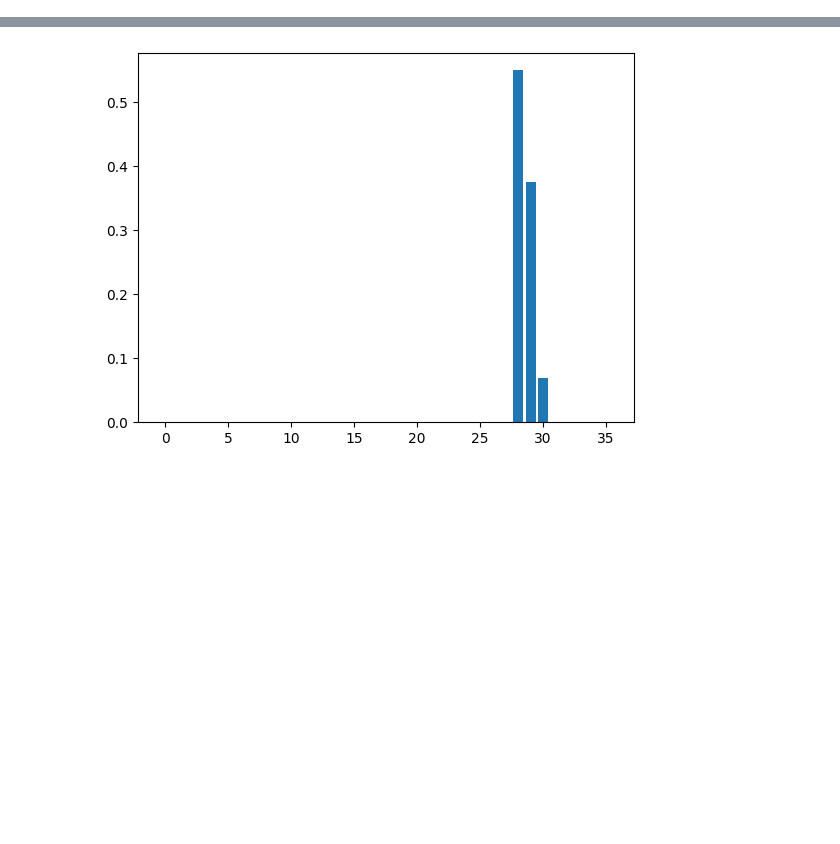
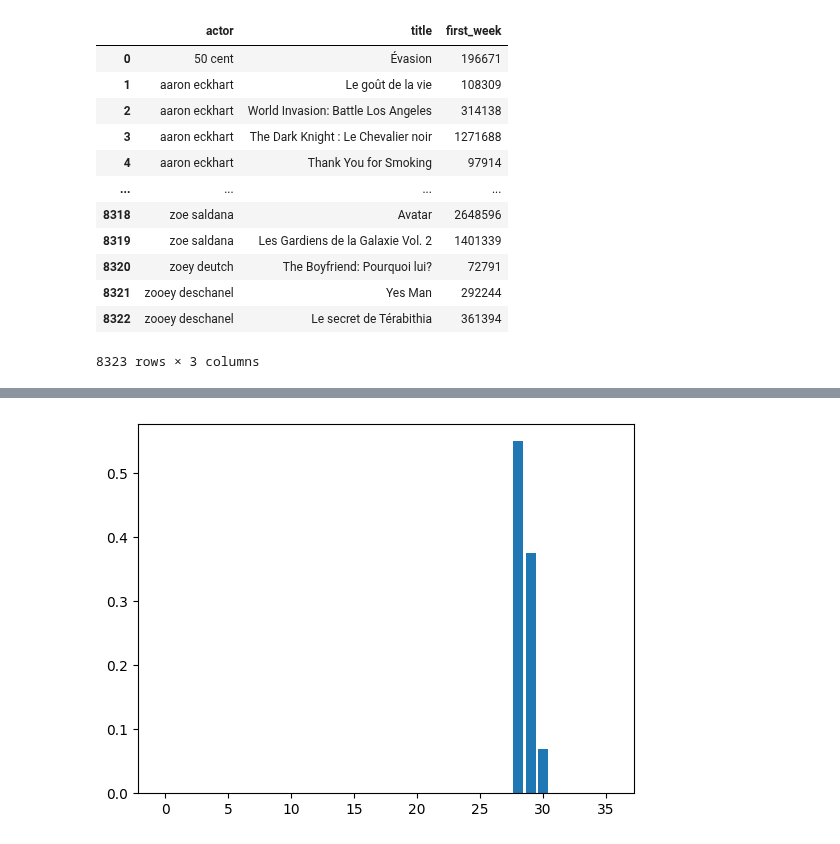
Before and after one commit to AFlo59/Brief_Popularity_Film, a Jupyter notebook: modelisation/model.ipynb, the cells around one changed output, grey strips where cells are left out. Cells and saved outputs as stored; diff of their text form; code cells hidden in the pictures; blank space fills up the shorter version.

```diff
--- a/modelisation/model.ipynb
+++ b/modelisation/model.ipynb
@@ -14,0 +30,18 @@ set_config(transform_output="pandas")
+# %%
+import pandas as pd
+import numpy as np
+from db.database_mysql import engine
+
+df_actor = pd.read_sql_query('''SELECT actor, im.title, jp.first_week
+ FROM films_imdb as im
+ JOIN
+        films_jp jp ON im.id_jp = jp.id
+  CROSS JOIN
+   JSON_TABLE(
+     im.casting,
+     "$[*]"
+     COLUMNS(
+       actor VARCHAR(255) PATH "$"
+     )
+   ) as aa
+   order by actor''', engine)
@@ -14,0 +51,16 @@ set_config(transform_output="pandas")
+# %%
+df_actor
+# %% [output]
+|  | actor | title | first_week |
+| 0 | 50 cent | Évasion | 196671 |
+| 1 | aaron eckhart | Le goût de la vie | 108309 |
+| 2 | aaron eckhart | World Invasion: Battle Los Angeles | 314138 |
+| 3 | aaron eckhart | The Dark Knight : Le Chevalier noir | 1271688 |
+| 4 | aaron eckhart | Thank You for Smoking | 97914 |
+| ... | ... | ... | ... |
+| 8318 | zoe saldana | Avatar | 2648596 |
+| 8319 | zoe saldana | Les Gardiens de la Galaxie Vol. 2 | 1401339 |
+| 8320 | zoey deutch | The Boyfriend: Pourquoi lui? | 72791 |
+| 8321 | zooey deschanel | Yes Man | 292244 |
+| 8322 | zooey deschanel | Le secret de Térabithia | 361394 |
+8323 rows × 3 columns
```
Also changed, not shown: parts of 16 cells of this notebook.
